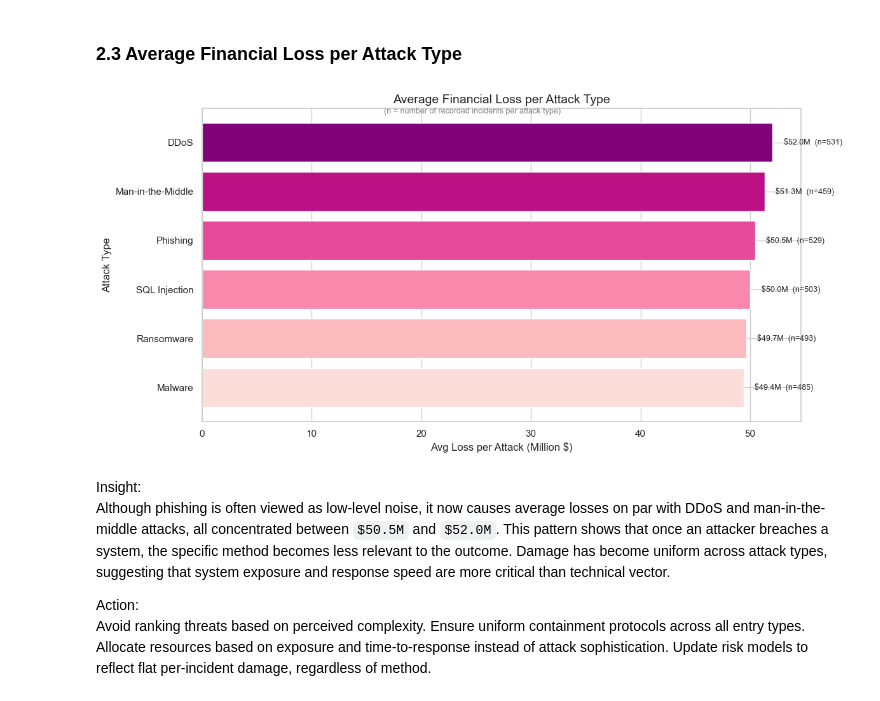
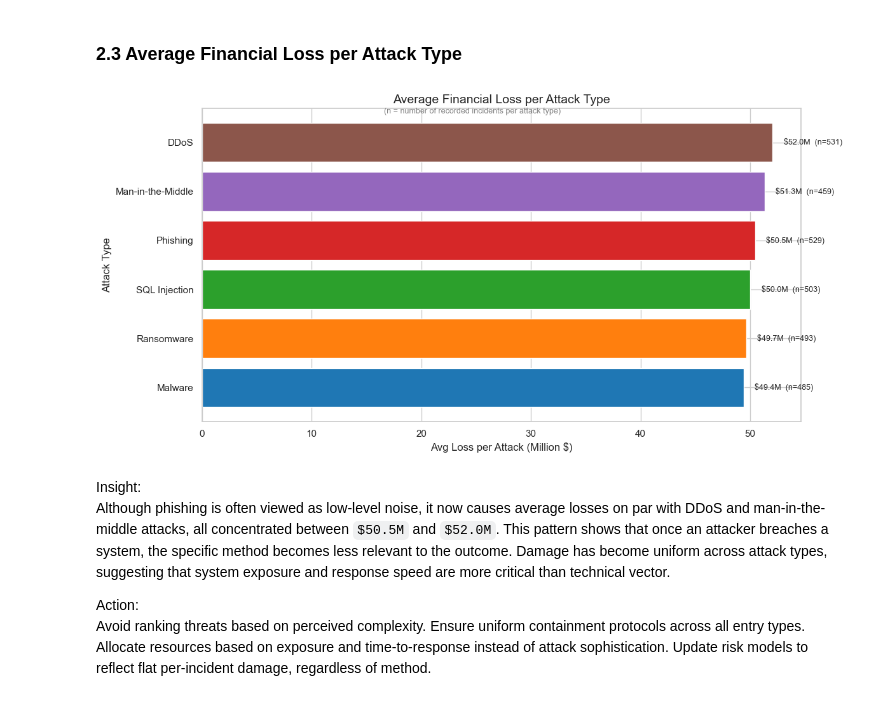
Before and after one commit to dolludaa/Global-Cybersecurity-Threats-2015-2024, a Jupyter notebook: business_analysis.ipynb, the cells around one changed output. Drawn from its saved outputs; the diff is of its cells as text; code cells hidden in the pictures.

```diff
--- a/business_analysis.ipynb
+++ b/business_analysis.ipynb
@@ -142,10 +142,10 @@ Harden systems against SQL injection (16.9%) and maintain active malware contain
 top_types = ['Phishing', 'DDoS', 'SQL Injection']
 filtered = df[df['Attack Type'].isin(top_types)]
 trend = filtered.groupby(['Year', 'Attack Type']).size().unstack(fill_value=0)
-trend = trend[top_types]  # зафиксировать порядок
+trend = trend[top_types]
 
 linestyles = ['-', '--', ':']
-fixed_palette = sns.color_palette("RdPu", n_colors=6)
+fixed_palette = sns.color_palette("tab10", n_colors=6)
 color_map = {
     'Phishing': fixed_palette[2],
     'DDoS': fixed_palette[4],
@@ -287,17 +287,19 @@ Speed up patching and response workflows. Prioritize zero-day detection and cont
 # %% [markdown]
 ### 1.4 Attack Type Distribution by Industry
 # %%
+palette = sns.color_palette("tab10")
+
 industry = df.groupby(['Target Industry', 'Attack Type']).size().unstack(fill_value=0)
 industry_percent = industry.div(industry.sum(axis=1), axis=0) * 100
 
 focus_types = ['Phishing', 'DDoS', 'SQL Injection']
-palette = sns.color_palette("RdPu", n_colors=3)
 
 plt.figure(figsize=(10, 10))
 
 for i, attack in enumerate(focus_types):
     ax = plt.subplot(3, 1, i + 1)
     data = industry_percent[attack].sort_values(ascending=True)
+
     sns.barplot(x=data.values, y=data.index, ax=ax, color=palette[i])
 
     for index, value in enumerate(data.values):
@@ -575,31 +577,31 @@ Use cost variance, not industry labels, to triage mitigation budgets.
 # %%
 loss_by_type = df.groupby('Attack Type')['Financial Loss (in Million $)'].mean()
 count_by_type = df['Attack Type'].value_counts()
 
 avg_df = pd.DataFrame({
     'Avg Loss': loss_by_type,
     'Count': count_by_type
 }).sort_values('Avg Loss', ascending=True)
 
 norm = plt.Normalize(avg_df['Count'].min(), avg_df['Count'].max())
-colors = sns.color_palette("RdPu", n_colors=len(avg_df))
+colors = sns.color_palette("tab10", n_colors=len(avg_df))
 mapped_colors = [colors[i] for i in range(len(avg_df))]
 
 plt.figure(figsize=(12, 6))
 bars = plt.barh(avg_df.index, avg_df['Avg Loss'], color=mapped_colors)
 
 for i, (value, count) in enumerate(zip(avg_df['Avg Loss'], avg_df['Count'])):
     plt.text(value + 1, i, f"${value:.1f}M  (n={int(count)})", va='center', fontsize=9)
 
 plt.title('Average Financial Loss per Attack Type', fontsize=14)
 plt.xlabel('Avg Loss per Attack (Million $)')
 plt.ylabel('Attack Type')
 plt.figtext(0.5, 0.92, '(n = number of recorded incidents per attack type)', ha='center', fontsize=9, color='gray')
 
 plt.tight_layout()
 plt.show()
 # %% [output]
-[figure, old version]
+[figure, new version]
 # %% [markdown]
 Insight:
 Although phishing is often viewed as low-level noise, it now causes average losses on par with DDoS and man-in-the-middle attacks, all concentrated between `$50.5M` and `$52.0M`.
```
Also changed, not shown: parts of 33 cells of this notebook.
